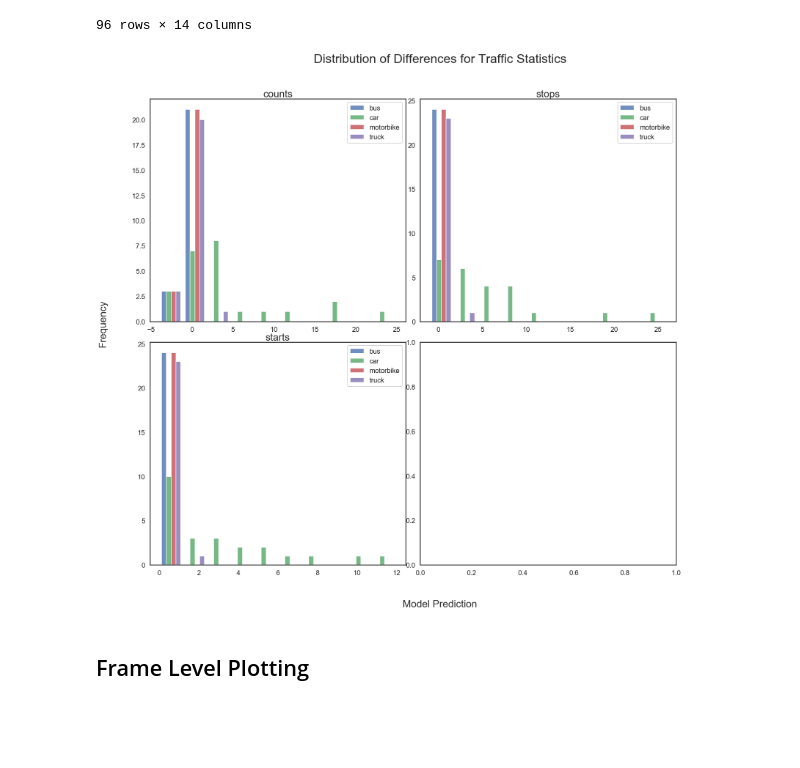
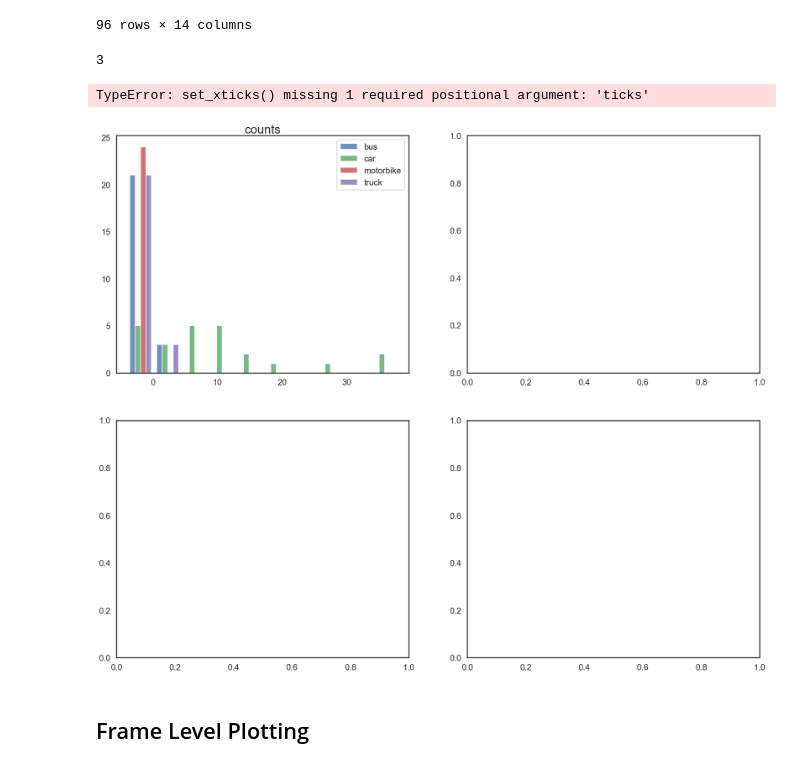
Before and after one commit to dssg/air_pollution_estimation, a Jupyter notebook: notebooks/20190730_CW_eval_plotting.ipynb, the cells around one changed output. Saved outputs shown, nothing was run; the diff lists cells and outputs as text; code cells hidden in the pictures; blank space fills up the shorter version.

```diff
--- a/notebooks/20190730_CW_eval_plotting.ipynb
+++ b/notebooks/20190730_CW_eval_plotting.ipynb
@@ -192,7 +188,14 @@ video_level_diff_df
 | 94 | 1.07382 | 2019-06-20 06:01:00 | bus | 2 | 0 | 1 | 1 | ... |
 | 95 | 1.07382 | 2019-06-20 06:01:00 | motorbike | 0 | 0 | 0 | 0 | ... |
 96 rows × 14 columns
+# %%
+import math
+math.ceil(5/2)
+# %% [output]
+3
 # %%
+import math
+
 def plot_video_stats_diff_distribution(video_level_diff_df: pd.DataFrame,
                                        video_stat_types: list,
                                        show_plot: bool = True,
@@ -208,22 +211,31 @@ def plot_video_stats_diff_distribution(video_level_diff_df: pd.DataFrame,
         desired filename)
     """
     plt.style.use('seaborn-deep')
-    fig, ((ax1, ax2), (ax3, ax4)) = plt.subplots(nrows=2, ncols=2, figsize=(30,25))
+    num_stats = len(video_stat_types)
+    fig, axes = plt.subplots(nrows=math.ceil(num_stats/2),
+                             ncols=2,
+                             figsize=(30,25))
+    i = 0
+    for row in axes:
+        for ax in row:
+            if i >= num_stats:
+                continue
+            stat_type = video_stat_types[i]
+            stat_list = []
+            vehicle_types=[]
+            for vehicle_type, vehicle_group_df in video_level_diff_df.groupby("vehicle_type"):
+                stat_list.append(vehicle_group_df[f"{stat_type}_diff"])
+                vehicle_types.append(vehicle_type)
 
-    for i,stat_type in enumerate(video_stat_types):
-        stat_list = []
-        vehicle_types=[]
-        for vehicle_type, vehicle_group_df in video_level_diff_df.groupby("vehicle_type"):
-            stat_list.append(vehicle_group_df[f"{stat_type}_diff"])
-            vehicle_types.append(vehicle_type)
+            # plot distribution of stat_type on one sub-plot
+            ax.set_title(stat_type, fontsize = 32)
+            ax.hist(x=stat_list,
+                    label=vehicle_types,
+                    alpha=0.8)
+            ax.legend(loc="upper right")
+            ax.set_xticks()
 
-        # plot distribution of stat_type on one sub-plot
-        ax = eval(f"ax{i+1}")
-        ax.set_title(stat_type, fontsize = 32)
-        ax.hist(x=stat_list,
-                label=vehicle_types,
-                alpha=0.8)
-        ax.legend(loc="upper right")
+            i += 1
 
     fig.suptitle("Distribution of Differences for Traffic Statistics", size=40)
     fig.text(0, 0.5,"Frequency", ha='center', va='center', rotation='vertical', size=32) #y label
@@ -241,10 +253,13 @@ def plot_video_stats_diff_distribution(video_level_diff_df: pd.DataFrame,
         plt.show()
     plt.close()
 # %%
-plot_video_stats_diff_distribution(video_level_diff_df,video_stat_types = ["counts", "stops", "starts"],
-                                  save_path = "../data/plots/diff_dist_csrt.pdf")
+plot_video_stats_diff_distribution(video_level_diff_df,
+                                   video_stat_types = ["counts", "stops", "starts"]
+#                                   save_path = "../data/plots/diff_dist_csrt.pdf"
+                                  )
 # %% [output]
+TypeError: set_xticks() missing 1 required positional argument: 'ticks'
-[figure, old version]
+[figure, new version]
 # %% [markdown]
 ## Frame Level Plotting
 # %%
```
Also changed, not shown: parts of 2 cells of this notebook.
